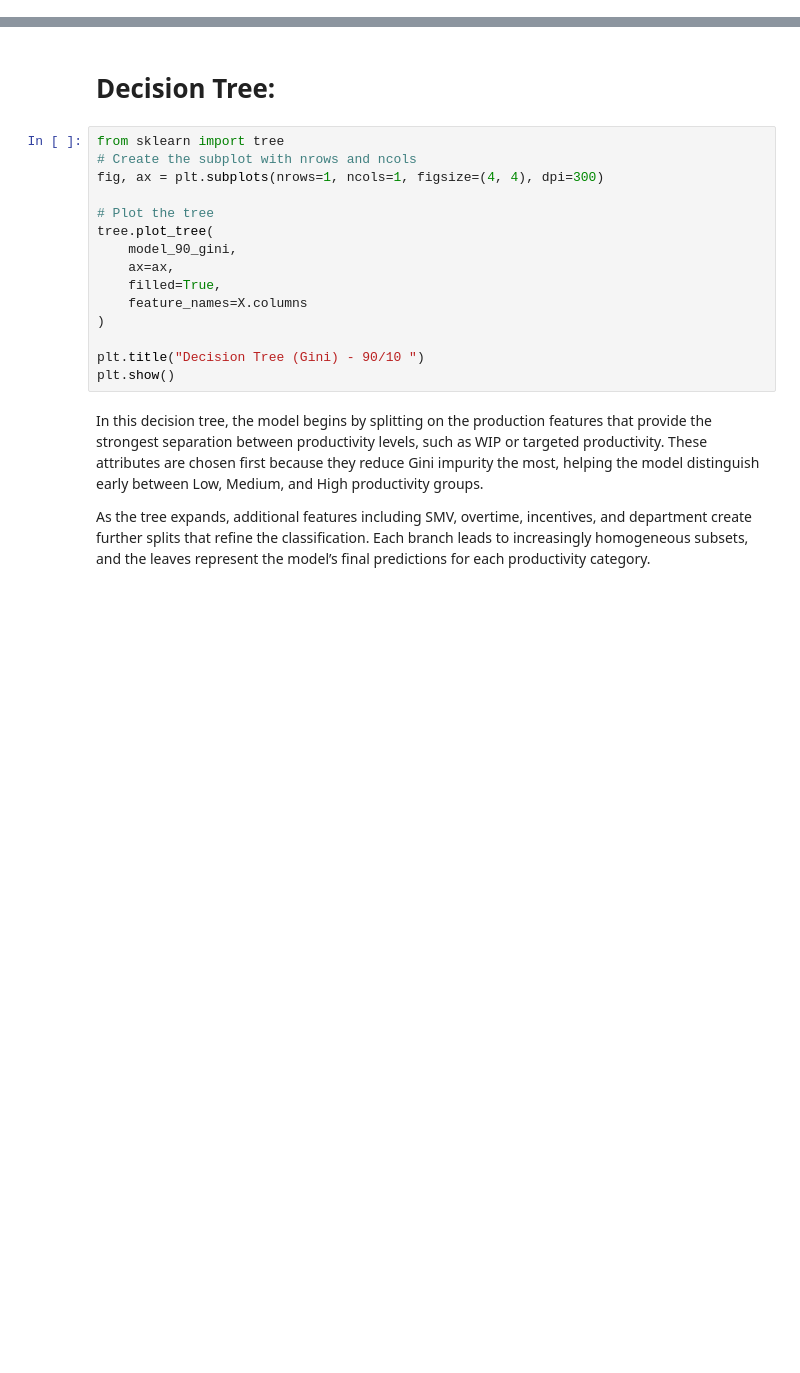
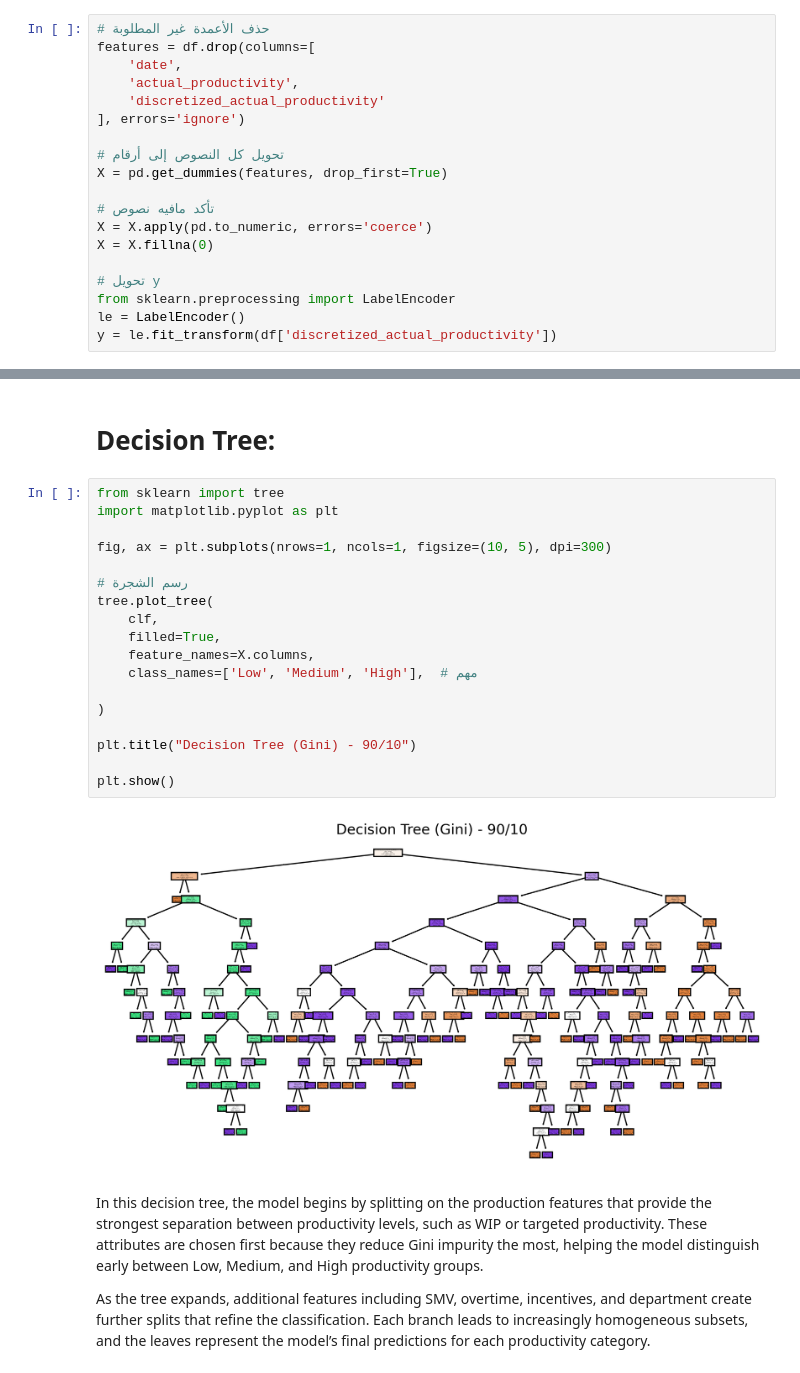
Before and after one commit to hind190/Data-Mining-Project-, a Jupyter notebook: Phase3.ipynb, the cells around one changed output, grey strips where cells are left out. Drawn from its saved outputs; the diff is of its cells as text; blank space fills up the shorter version.

```diff
--- a/Phase3.ipynb
+++ b/Phase3.ipynb
@@ -393,3 +415,22 @@ NameError: name 'X_train' is not defined
 # %% [markdown]
 # **Confusion Matrix:**
+# %%
+# حذف الأعمدة غير المطلوبة
+features = df.drop(columns=[
+    'date',
+    'actual_productivity',
+    'discretized_actual_productivity'
+], errors='ignore')
+
+# تحويل كل النصوص إلى أرقام
+X = pd.get_dummies(features, drop_first=True)
+
+# تأكد مافيه نصوص
+X = X.apply(pd.to_numeric, errors='coerce')
+X = X.fillna(0)
+
+# تحويل y
+from sklearn.preprocessing import LabelEncoder
+le = LabelEncoder()
+y = le.fit_transform(df['discretized_actual_productivity'])
 # %%
@@ -420,19 +460,24 @@ The confusion matrix shows the model’s performance across the three productivi
 # **Decision Tree:**
 # %%
 from sklearn import tree
-# Create the subplot with nrows and ncols
-fig, ax = plt.subplots(nrows=1, ncols=1, figsize=(4, 4), dpi=300)
+import matplotlib.pyplot as plt
 
-# Plot the tree
+fig, ax = plt.subplots(nrows=1, ncols=1, figsize=(10, 5), dpi=300)
+
+# رسم الشجرة
 tree.plot_tree(
-    model_90_gini,
-    ax=ax,
+    clf,
     filled=True,
-    feature_names=X.columns
+    feature_names=X.columns,
+    class_names=['Low', 'Medium', 'High'],  # مهم
+
 )
 
-plt.title("Decision Tree (Gini) - 90/10 ")
+plt.title("Decision Tree (Gini) - 90/10")
+
 plt.show()
+# %% [output]
+[figure, added]
 # %% [markdown]
 In this decision tree, the model begins by splitting on the production features that provide the strongest separation between productivity levels, such as WIP or targeted productivity. These attributes are chosen first because they reduce Gini impurity the most, helping the model distinguish early between Low, Medium, and High productivity groups.
 
```
Also changed, not shown: parts of 26 cells of this notebook.
